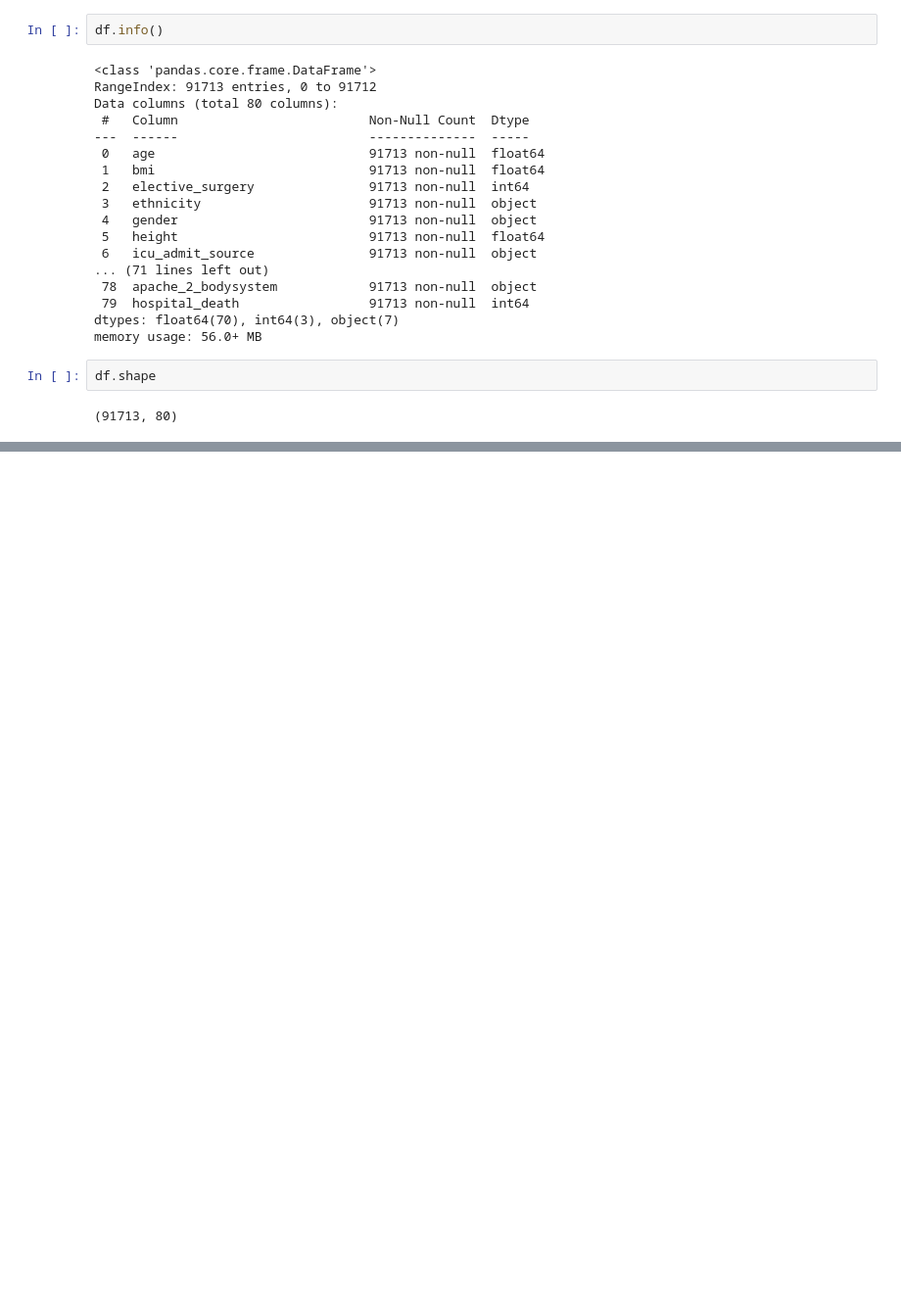
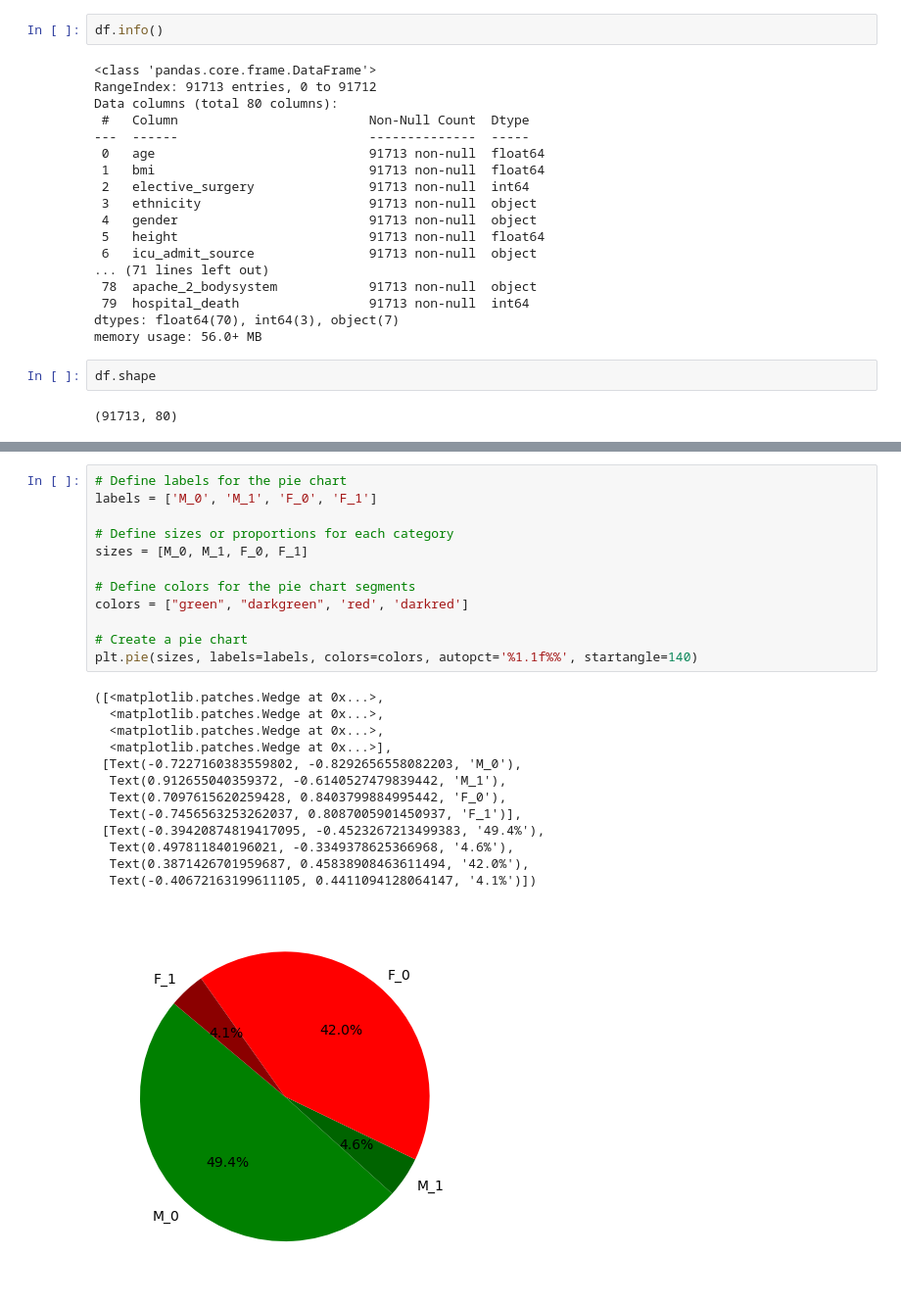
Before and after one commit to EmileJ11/MachineLearning, a Jupyter notebook: ml.ipynb, the cells around one changed output, grey strips where cells are left out. Shown: that part at 98% size. Cells and saved outputs as stored; diff of their text form; blank space fills up the shorter version.

```diff
--- a/ml.ipynb
+++ b/ml.ipynb
@@ -119,0 +122,26 @@ gender = df[['gender','hospital_death']]
+# %%
+# Define labels for the pie chart
+labels = ['M_0', 'M_1', 'F_0', 'F_1']
+
+# Define sizes or proportions for each category
+sizes = [M_0, M_1, F_0, F_1]
+
+# Define colors for the pie chart segments
+colors = ["green", "darkgreen", 'red', 'darkred']
+
+# Create a pie chart
+plt.pie(sizes, labels=labels, colors=colors, autopct='%1.1f%%', startangle=140)
+# %% [output]
+([<matplotlib.patches.Wedge at 0x...>,
+  <matplotlib.patches.Wedge at 0x...>,
+  <matplotlib.patches.Wedge at 0x...>,
+  <matplotlib.patches.Wedge at 0x...>],
+ [Text(-0.7227160383559802, -0.8292656558082203, 'M_0'),
+  Text(0.912655040359372, -0.6140527479839442, 'M_1'),
+  Text(0.7097615620259428, 0.8403799884995442, 'F_0'),
+  Text(-0.7456563253262037, 0.8087005901450937, 'F_1')],
+ [Text(-0.39420874819417095, -0.4523267213499383, '49.4%'),
+  Text(0.497811840196021, -0.3349378625366968, '4.6%'),
+  Text(0.3871426701959687, 0.45838908463611494, '42.0%'),
+  Text(-0.40672163199611105, 0.4411094128064147, '4.1%')])
+[figure, added]
```
Also changed, not shown: parts of 3 cells of this notebook.
